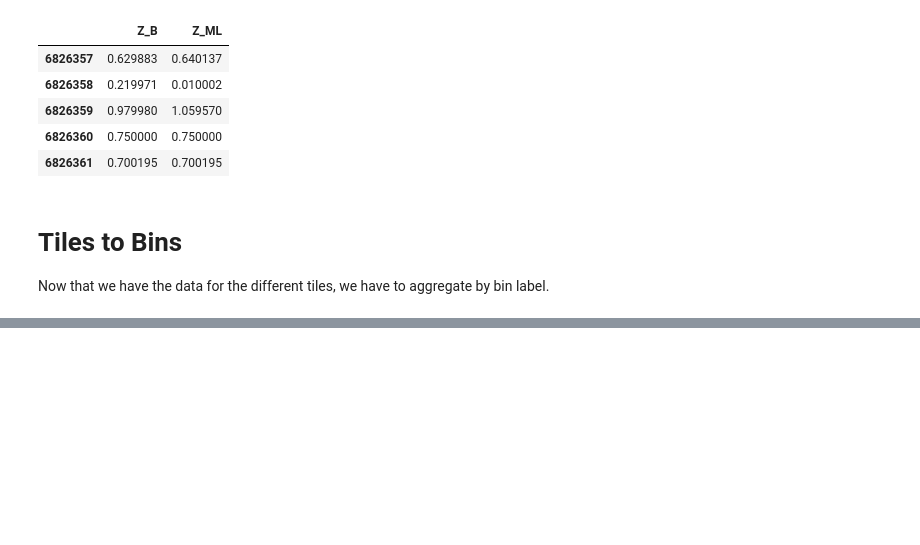
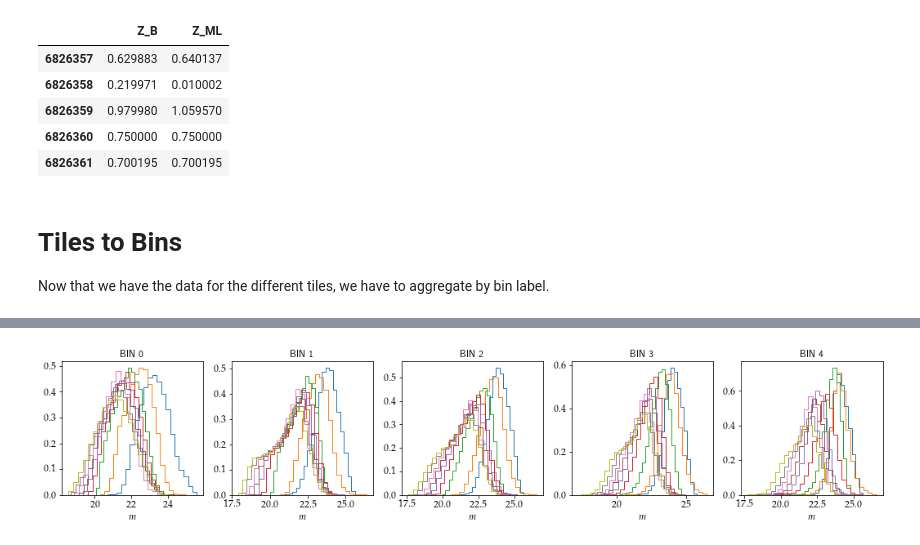
Before and after one commit to Harry45/BHM-nz, a Jupyter notebook: bhm/test-functions.ipynb, the cells around one changed output, grey strips where cells are left out. Drawn from its saved outputs; the diff is of its cells as text; code cells hidden in the pictures; blank space fills up the shorter version.

```diff
--- a/bhm/test-functions.ipynb
+++ b/bhm/test-functions.ipynb
@@ -253,0 +310,4 @@ info_bin_0['mag']
+# %%
+plot_quantities(config, all_bins_data, 'mag', xlabel = r'$m$', uselog=False)
+# %% [output]
+[figure, added]
```
Also changed, not shown: parts of 23 cells of this notebook, 7 other files.
